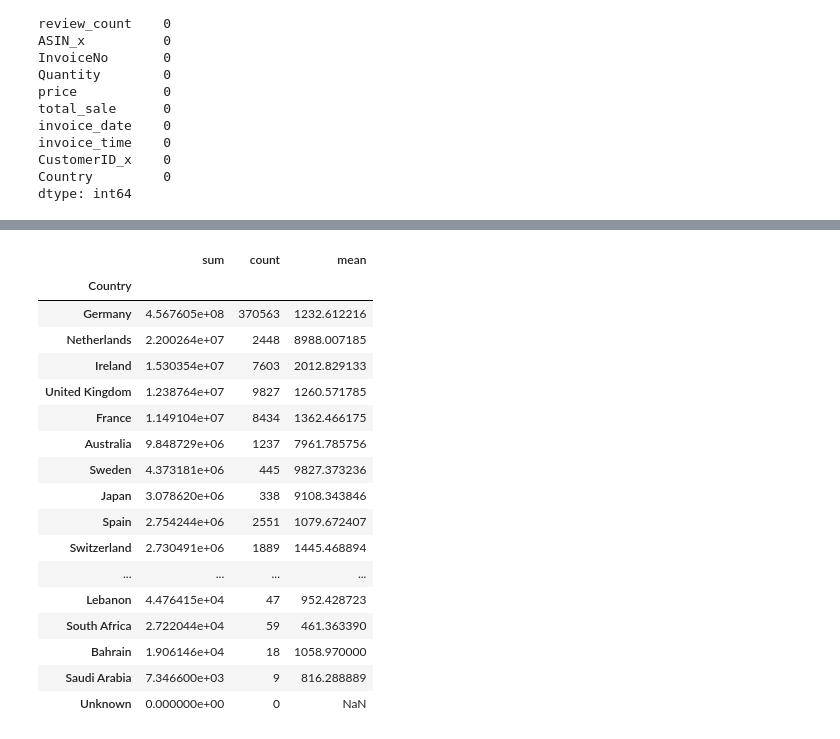
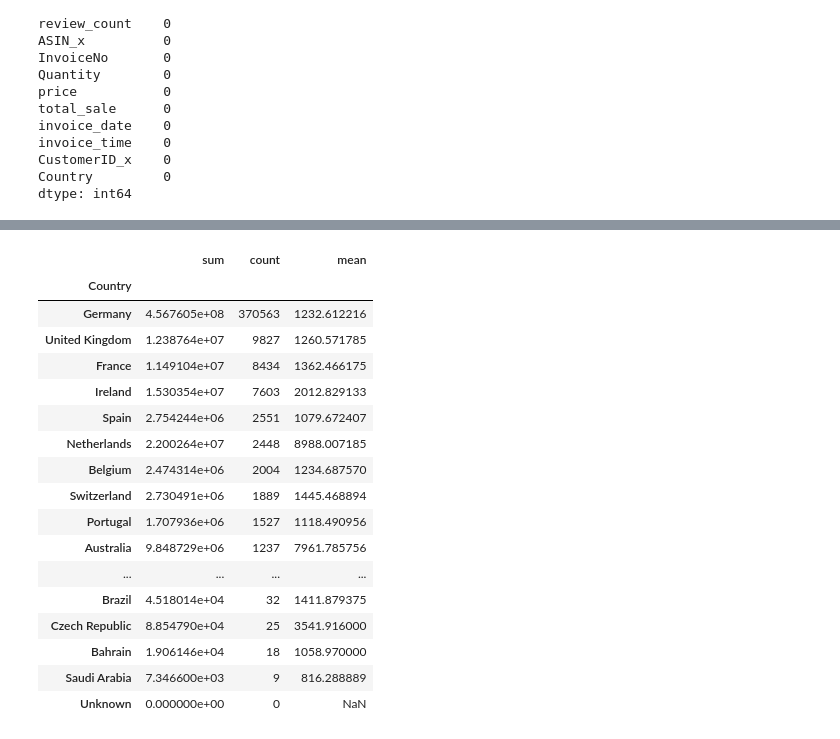
Before and after one commit to Jacopo-Spadon/E-Commerce, a Jupyter notebook: Ecom20too.ipynb, the cells around one changed output, grey strips where cells are left out. Saved outputs shown, nothing was run; the diff lists cells and outputs as text; code cells hidden in the pictures.

```diff
--- a/Ecom20too.ipynb
+++ b/Ecom20too.ipynb
@@ -248,26 +316,26 @@ df_country
 # %%
 # Which countries and which customers made the highest number of orders? Are they the same with the highest spending?
 
 
-country_sales=df_country.groupby('Country')['total_sale'].agg(['sum','count','mean']).sort_values(by=['sum'], ascending=False)
+country_sales=df_country.groupby('Country')['total_sale'].agg(['sum','count','mean']).sort_values(by=['count'], ascending=False)
 
 country_sales
 # %% [output]
 |  | sum | count | mean |
 | Country |  |  |  |
 | Germany | 4.567605e+08 | 370563 | 1232.612216 |
-| Netherlands | 2.200264e+07 | 2448 | 8988.007185 |
-| Ireland | 1.530354e+07 | 7603 | 2012.829133 |
 | United Kingdom | 1.238764e+07 | 9827 | 1260.571785 |
 | France | 1.149104e+07 | 8434 | 1362.466175 |
+| Ireland | 1.530354e+07 | 7603 | 2012.829133 |
+| Spain | 2.754244e+06 | 2551 | 1079.672407 |
+| Netherlands | 2.200264e+07 | 2448 | 8988.007185 |
+| Belgium | 2.474314e+06 | 2004 | 1234.687570 |
+| Switzerland | 2.730491e+06 | 1889 | 1445.468894 |
+| Portugal | 1.707936e+06 | 1527 | 1118.490956 |
 | Australia | 9.848729e+06 | 1237 | 7961.785756 |
-| Sweden | 4.373181e+06 | 445 | 9827.373236 |
-| Japan | 3.078620e+06 | 338 | 9108.343846 |
-| Spain | 2.754244e+06 | 2551 | 1079.672407 |
-| Switzerland | 2.730491e+06 | 1889 | 1445.468894 |
 | ... | ... | ... | ... |
-| Lebanon | 4.476415e+04 | 47 | 952.428723 |
-| South Africa | 2.722044e+04 | 59 | 461.363390 |
+| Brazil | 4.518014e+04 | 32 | 1411.879375 |
+| Czech Republic | 8.854790e+04 | 25 | 3541.916000 |
 | Bahrain | 1.906146e+04 | 18 | 1058.970000 |
 | Saudi Arabia | 7.346600e+03 | 9 | 816.288889 |
 | Unknown | 0.000000e+00 | 0 | NaN |
```
Also changed, not shown: parts of 4 cells of this notebook.
